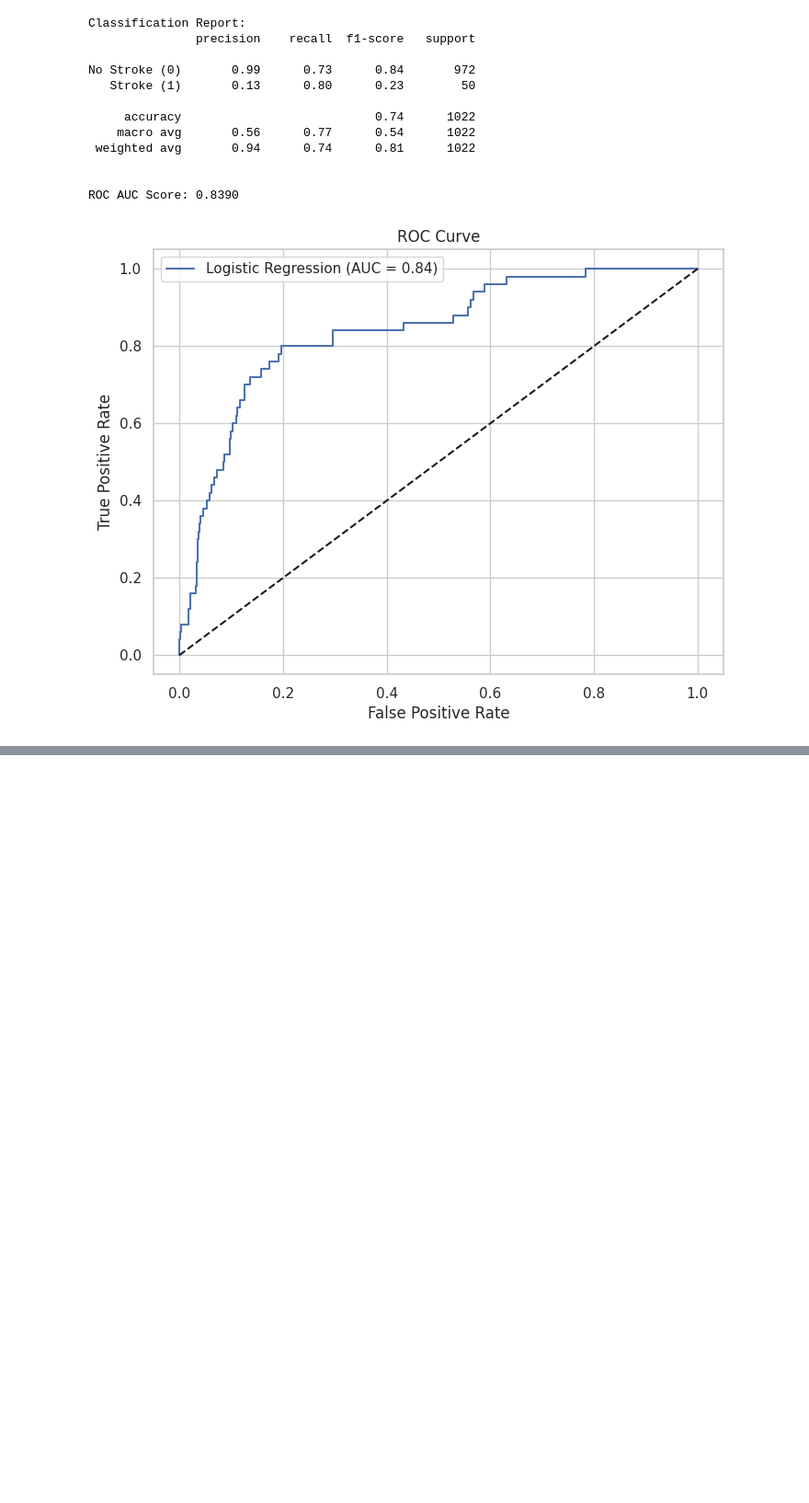
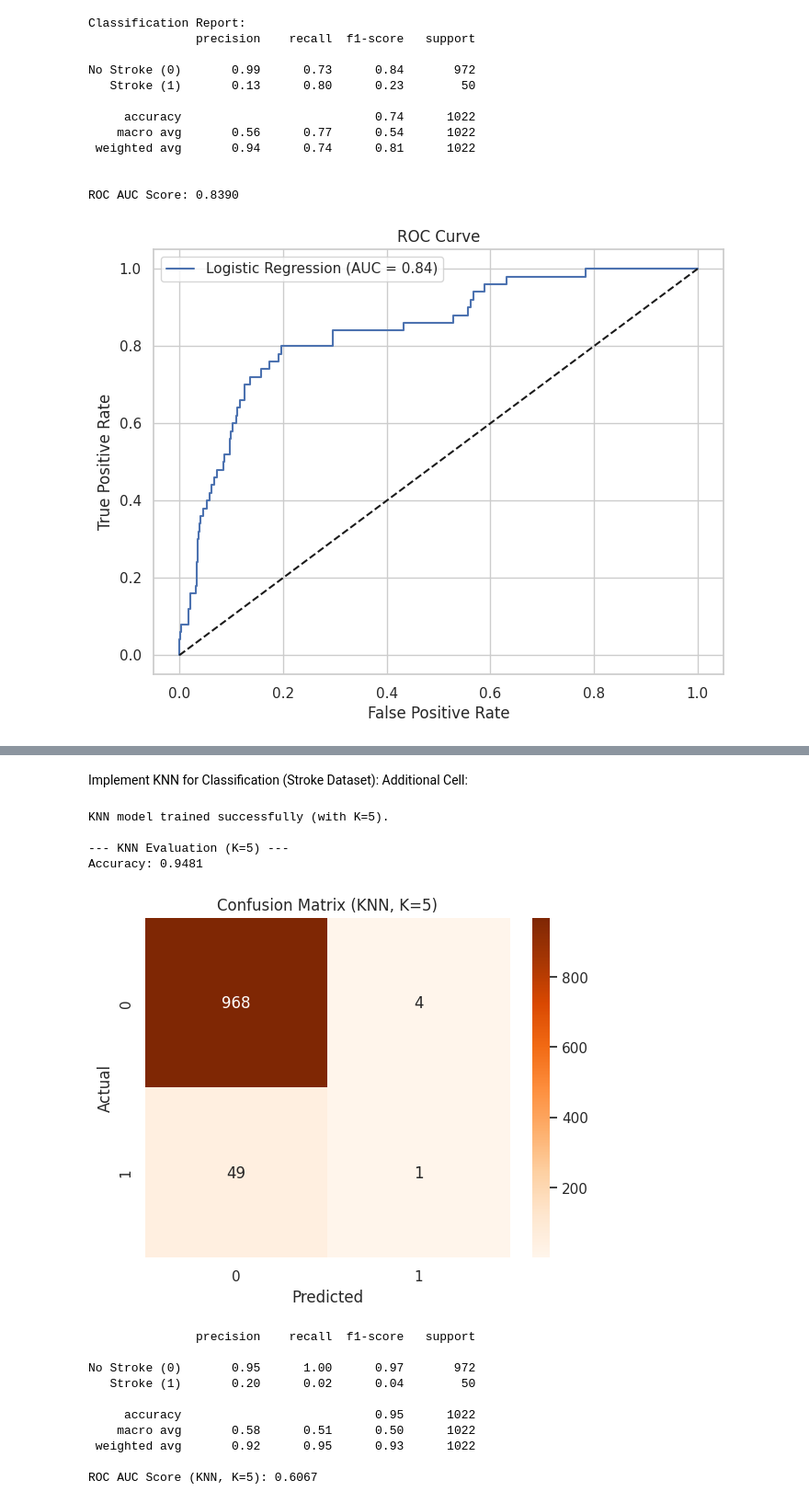
Before and after one commit to jeloerc/classical_ml_learning, a Jupyter notebook: ml_02_logistic_regression/notebooks/regresion_logistica_stroke.ipynb, the cells around one changed output, grey strips where cells are left out. Shown at 92% size. Drawn from its saved outputs; the diff is of its cells as text; code cells hidden in the pictures; blank space fills up the shorter version.

```diff
--- a/ml_02_logistic_regression/notebooks/regresion_logistica_stroke.ipynb
+++ b/ml_02_logistic_regression/notebooks/regresion_logistica_stroke.ipynb
@@ -197,0 +326,77 @@ ROC AUC Score: 0.8390
+# %% [markdown]
+Implement KNN for Classification (Stroke Dataset):
+Additional Cell:
+# %%
+# Cell: K-Nearest Neighbors (KNN) Classifier
+from sklearn.neighbors import KNeighborsClassifier
+
+if 'preprocessor' in locals() and 'X_train' in locals() and 'y_train' in locals():
+    # Create KNN pipeline (preprocessing is crucial for KNN)
+    # We will try a few values for n_neighbors later
+    knn_pipeline = Pipeline([
+        ('preprocessor', preprocessor), # Same preprocessor as before
+        ('classifier', KNeighborsClassifier(n_neighbors=5)) # Start with K=5
+    ])
+
+    # Train the KNN model
+    knn_pipeline.fit(X_train, y_train)
+    print("\nKNN model trained successfully (with K=5).")
+
+    # Make predictions
+    y_pred_knn = knn_pipeline.predict(X_test)
+    y_pred_proba_knn = knn_pipeline.predict_proba(X_test)[:, 1]
+
+    # Evaluate KNN
+    print("\n--- KNN Evaluation (K=5) ---")
+    print(f"Accuracy: {accuracy_score(y_test, y_pred_knn):.4f}")
+    cm_knn = confusion_matrix(y_test, y_pred_knn)
+    sns.heatmap(cm_knn, annot=True, fmt='d', cmap='Oranges')
+    plt.title('Confusion Matrix (KNN, K=5)')
+    plt.xlabel('Predicted')
+    plt.ylabel('Actual')
+    plt.show()
+    print(classification_report(y_test, y_pred_knn, target_names=['No Stroke (0)', 'Stroke (1)']))
+    roc_auc_knn = roc_auc_score(y_test, y_pred_proba_knn)
+    print(f"ROC AUC Score (KNN, K=5): {roc_auc_knn:.4f}")
+
+    # Optional: Find a good K using a loop (simple version, better with GridSearchCV later)
+    # print("\n--- Finding a good K for KNN ---")
+    # k_values = range(1, 20, 2) # Odd numbers to avoid ties, e.g., 1, 3, 5...19
+    # roc_auc_scores_knn = []
+
+    # for k_val in k_values:
+    #     knn_temp_pipeline = Pipeline([
+    #         ('preprocessor', preprocessor),
+    #         ('classifier', KNeighborsClassifier(n_neighbors=k_val))
+    #     ])
+    #     knn_temp_pipeline.fit(X_train, y_train)
+    #     y_pred_proba_temp_knn = knn_temp_pipeline.predict_proba(X_test)[:, 1]
+    #     roc_auc_scores_knn.append(roc_auc_score(y_test, y_pred_proba_temp_knn))
+
+    # plt.figure(figsize=(10,6))
+    # plt.plot(k_values, roc_auc_scores_knn, marker='o')
+    # plt.xlabel("K Value")
+    # plt.ylabel("ROC AUC Score on Test Set")
+    # plt.title("KNN Performance for different K values")
+    # plt.xticks(k_values)
+    # plt.grid(True)
+    # plt.show()
+
+    # best_k_index = np.argmax(roc_auc_scores_knn)
+    # print(f"Best K found: {k_values[best_k_index]} with ROC AUC: {roc_auc_scores_knn[best_k_index]:.4f}")
+# %% [output]
+KNN model trained successfully (with K=5).
+
+--- KNN Evaluation (K=5) ---
+Accuracy: 0.9481
+[figure, added]
+               precision    recall  f1-score   support
+
+No Stroke (0)       0.95      1.00      0.97       972
+   Stroke (1)       0.20      0.02      0.04        50
+
+     accuracy                           0.95      1022
+    macro avg       0.58      0.51      0.50      1022
+ weighted avg       0.92      0.95      0.93      1022
+
+ROC AUC Score (KNN, K=5): 0.6067
```
Also changed, not shown: parts of 4 cells of this notebook, 2 other files.
